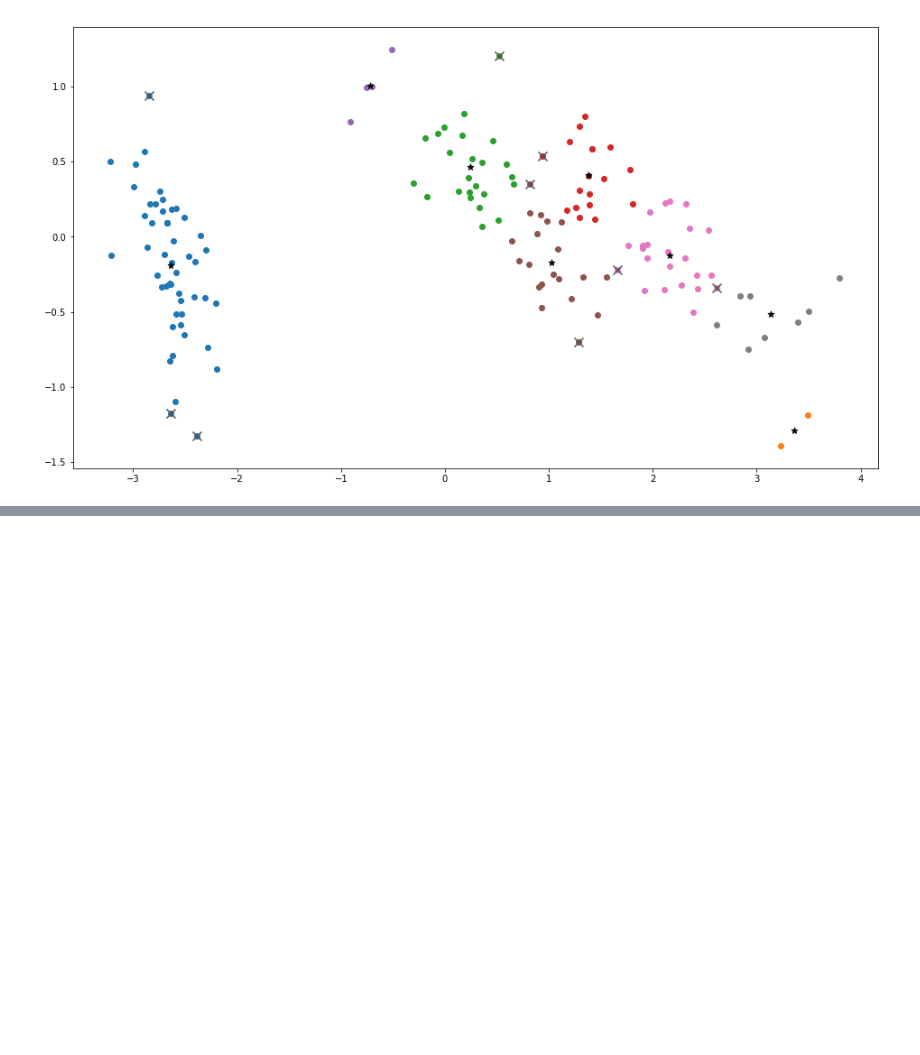
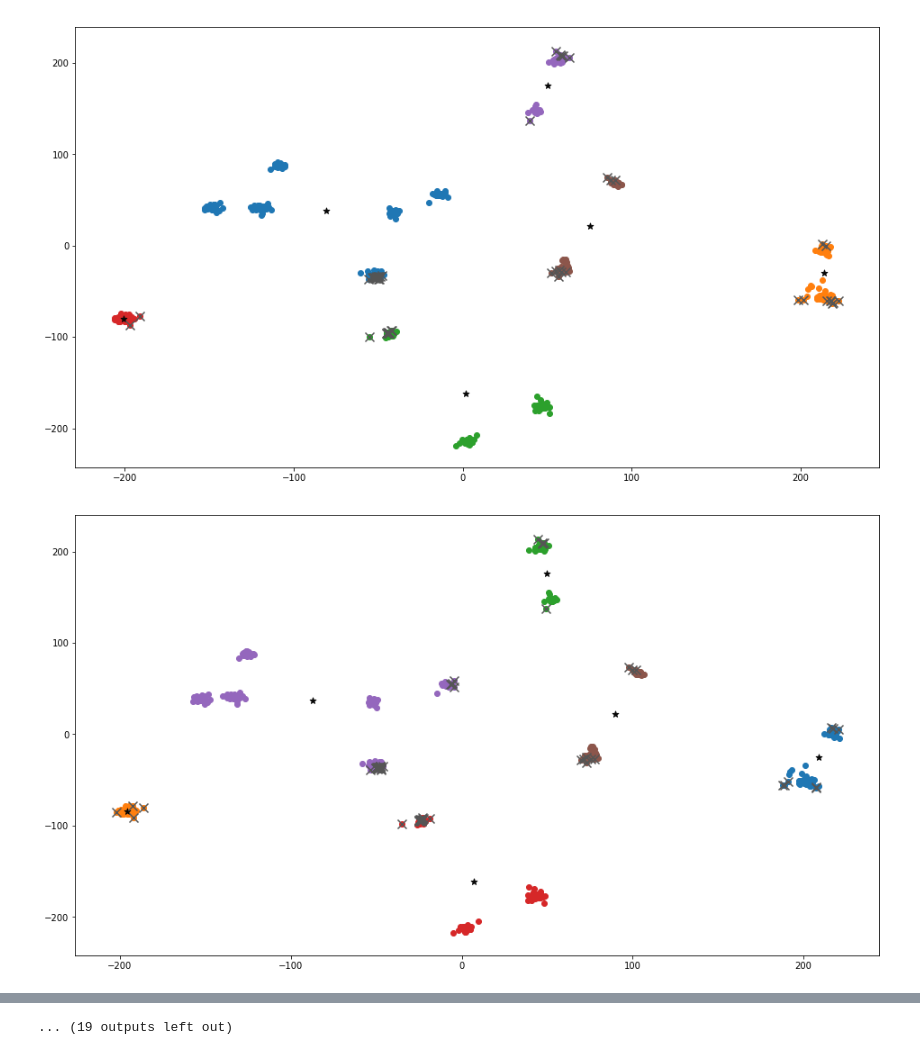
Before and after one commit to andreadellamonaca/AdaptiveClustering, a Jupyter notebook: plot/outliers_allCS.ipynb, the cells around one changed output, grey strips where cells are left out. Drawn from its saved outputs; the diff is of its cells as text; code cells hidden in the pictures; blank space fills up the shorter version.

```diff
--- a/plot/outliers_allCS.ipynb
+++ b/plot/outliers_allCS.ipynb
@@ -8,28 +7,29 @@ from scipy.spatial.distance import cdist
 # %%
-directory = './iris/'
-for i in range(1):
+directory = './dim064/'
+for i in range(31):
     data = pd.read_csv(directory+'dataout'+str(i)+'.csv', header=None)
     x = data[0].values
     y = data[1].values
     inliers = data[2].values
     labels = data[3].values
     X = np.array(list(zip(x, y)))
 
     centroids = pd.read_csv(directory+'centroids_dataout'+str(i)+'.csv', header=None)
     c_x = centroids[0].values
     c_y = centroids[1].values
     ctrs = np.array(list(zip(c_x, c_y)))
 
     fig = plt.figure(figsize=(16, 9))
     ax = plt.subplot(1, 1, 1)
     k = len(c_x)
     for q in range(k):
         points = np.array([X[j] for j in range(len(X)) if labels[j] == q])
         ax.scatter(points[:, 0], points[:, 1], cmap='rainbow')
         ax.scatter(ctrs[q, 0], ctrs[q, 1], marker='*', s=50, c='#050505')
     for idx, val in enumerate(inliers):
         if(not(val)):
             ax.scatter(X[idx, 0], X[idx, 1], marker='x', s=100, c='#555555')
     #plt.savefig(directory+str(i)+'.png')
 # %% [output]
-[figure, old version]
+[figure, new version]
+[figure, added]
@@ -35,0 +46 @@ for i in range(1):
+... (19 outputs left out)
```
Also changed, not shown: parts of 2 cells of this notebook, 6 other files.
